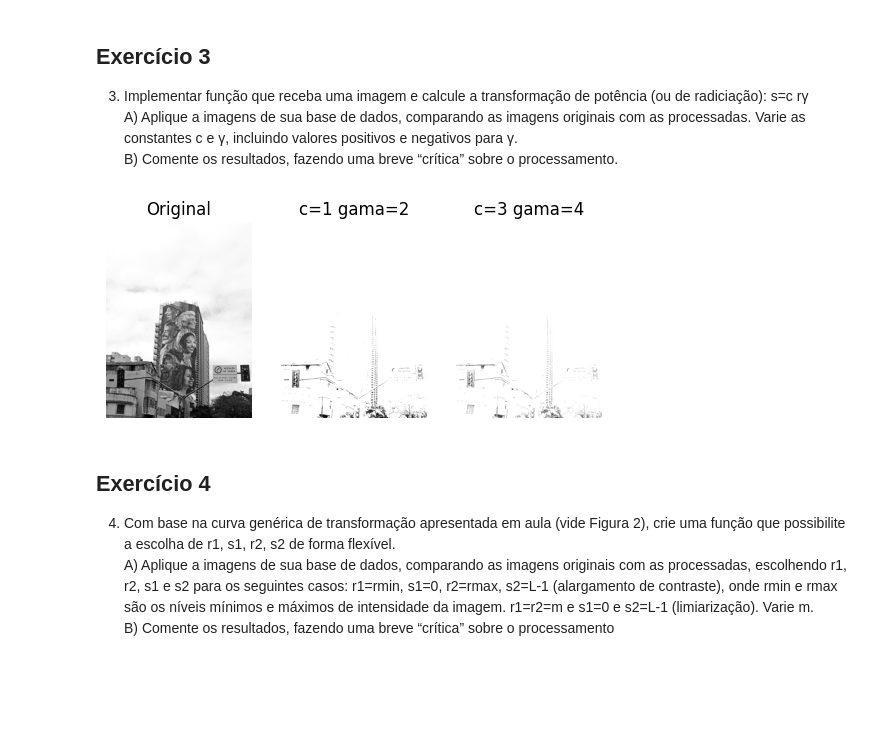
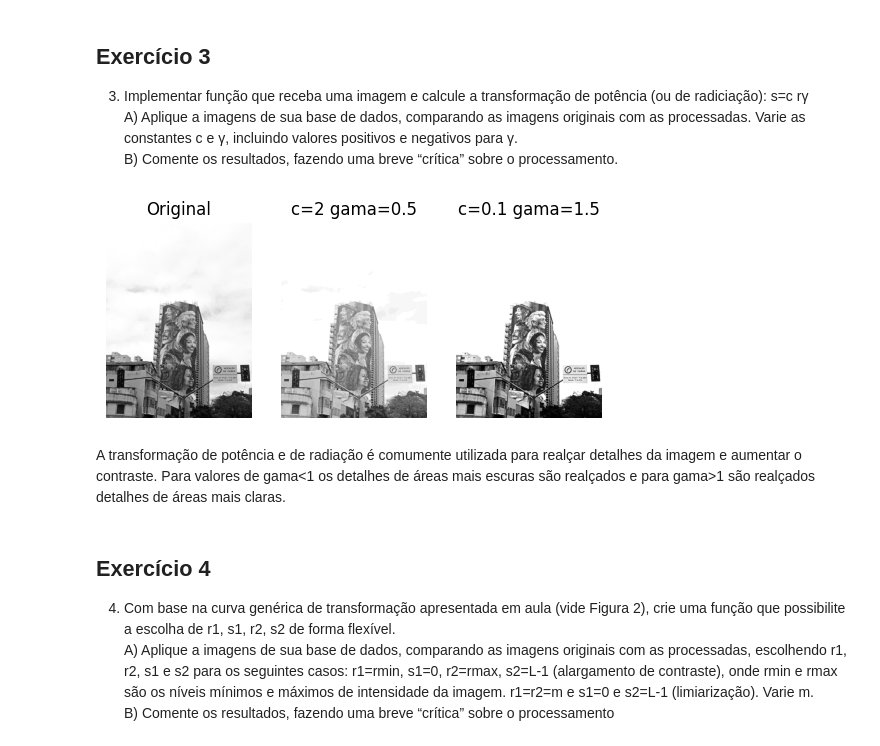
Before and after one commit to JoaoMMenezes/Processamento-Digital-de-Imagens, a Jupyter notebook: lista_1.ipynb, the cells around one changed output. Cells and saved outputs as stored; diff of their text form; code cells hidden in the pictures; blank space fills up the shorter version.

```diff
--- a/lista_1.ipynb
+++ b/lista_1.ipynb
@@ -72,20 +77,20 @@ plt.title('Original')
 plt.imshow(foto2, cmap='gray')
 plt.axis('off')
 
+# Imagem tratada com c=0.5
+c = 0.5
+foto_logarithm = transformacao_logaritmica(foto2, c)
+plt.subplot(1, 3, 2)
+plt.title('Logaritma c=0.5')
+plt.imshow(foto_logarithm, cmap='gray')
+plt.axis('off')
+
 # Imagem tratada com c=2
 c = 2
 foto_logarithm = transformacao_logaritmica(foto2, c)
-plt.subplot(1, 3, 2)
+plt.subplot(1, 3, 3)
 plt.title('Logaritma c=2')
 plt.imshow(foto_logarithm, cmap='gray')
 plt.axis('off')
-
-# Imagem tratada com c=8
-c = 8
-foto_logarithm = transformacao_logaritmica(foto2, c)
-plt.subplot(1, 3, 3)
-plt.title('Logaritma c=8')
-plt.imshow(foto_logarithm, cmap='gray')
-plt.axis('off')
 plt.show()
 # %% [output]
@@ -98,38 +105,44 @@ radiciação): s=c rγ
 processadas. Varie as constantes c e γ, incluindo valores positivos e negativos para γ.
 <br>B) Comente os resultados, fazendo uma breve “crítica” sobre o processamento.
 # %%
-# Função para transformação logaritmica
+# Função para transformação de potencia
 def transformada_potencia(imagem, gama, c):
-    imagem_transformada = c * (imagem**gama)
+    if (gama>=0):
+        imagem_transformada = c * (imagem**gama)
+    else:
+        epsilon = 1e-10
+        imagem_transformada = c * (1.0 / ((imagem ** np.abs(gama)) + epsilon))
     imagem_transformada = np.clip(imagem_transformada, 0, 255).astype(np.uint8)
     return imagem_transformada
 
 # Imagem original em escala de cinza
 plt.subplot(1, 3, 1)
 plt.title('Original')
 plt.imshow(foto2, cmap='gray')
 plt.axis('off')
 
 # Imagem tratada com c=2
-c = 1
-gama = 2
+c = 2
+gama = 0.5
 foto_logarithm = transformada_potencia(foto2, gama, c)
 plt.subplot(1, 3, 2)
-plt.title('c=1 gama=2')
+plt.title('c=2 gama=0.5')
 plt.imshow(foto_logarithm, cmap='gray')
 plt.axis('off')
 
-# Imagem tratada com c=8
-c = 30
-gama = 0.8
+# Imagem tratada com c=0.5
+c = 0.1
+gama = 1.5
 foto_logarithm = transformada_potencia(foto2, gama, c)
 plt.subplot(1, 3, 3)
-plt.title('c=3 gama=4')
+plt.title('c=0.1 gama=1.5')
 plt.imshow(foto_logarithm, cmap='gray')
 plt.axis('off')
 plt.show()
 # %% [output]
-[figure, old version]
+[figure, new version]
+# %% [markdown]
+A transformação de potência e de radiação é comumente utilizada para realçar detalhes da imagem e aumentar o contraste. Para valores de gama<1 os detalhes de áreas mais escuras são realçados e para gama>1 são realçados detalhes de áreas mais claras.
 # %% [markdown]
 ## Exercício 4
 4. Com base na curva genérica de transformação apresentada em aula (vide Figura 2), crie uma função que possibilite a escolha de r1, s1, r2, s2 de forma flexível.
```
Also changed, not shown: parts of 10 cells of this notebook, 3 other files.
